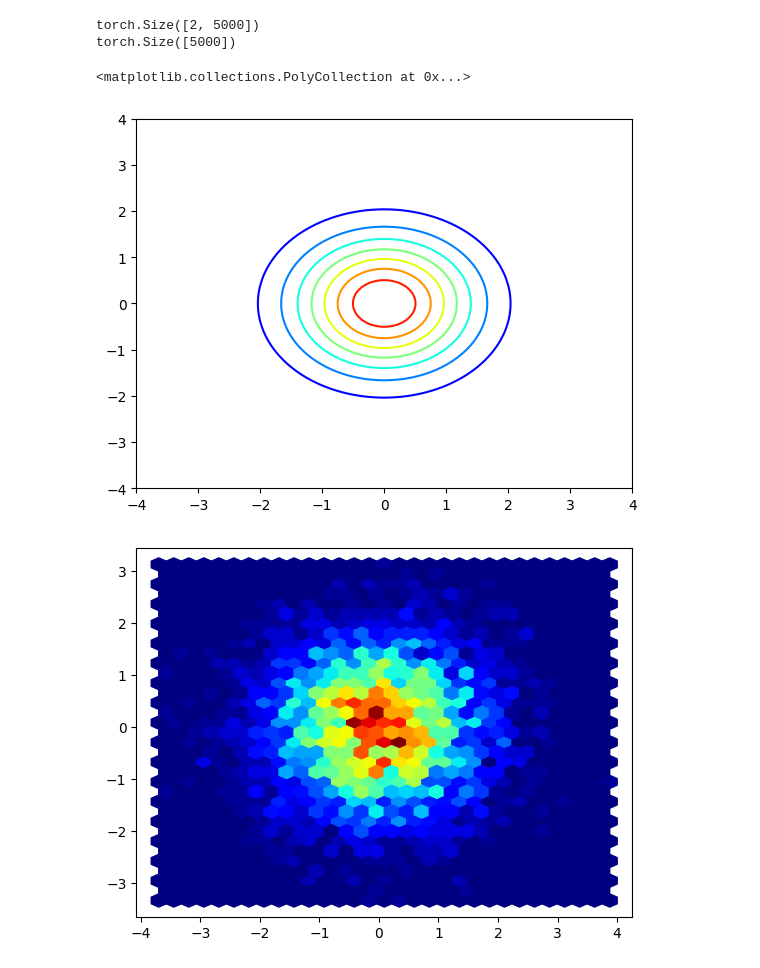
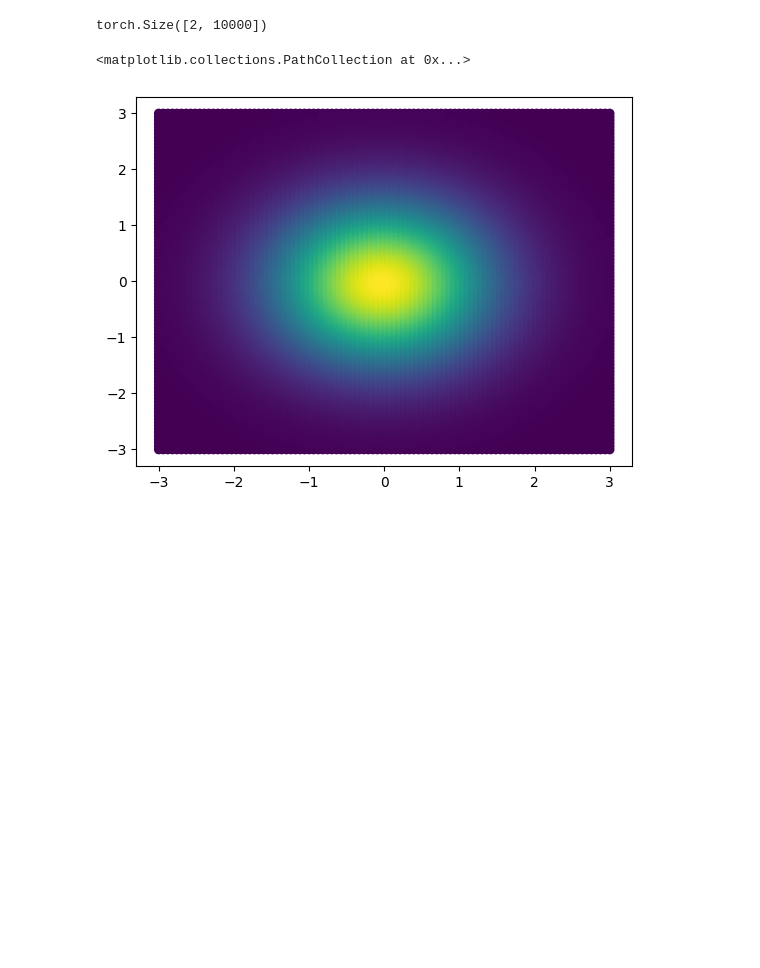
Before and after one commit to invertedparadox/ECE50024_Group9, a Jupyter notebook: Testing Playground/Demetrius_DNF.ipynb, the cells around one changed output. Cells and saved outputs as stored; diff of their text form; code cells hidden in the pictures; blank space fills up the shorter version.

Commit message:
Minimum Working Example of Normalizing Flows

```diff
--- a/Testing Playground/Demetrius_DNF.ipynb
+++ b/Testing Playground/Demetrius_DNF.ipynb
@@ -1,39 +1,34 @@
-# %%
-import torch
-import matplotlib.pyplot as plt
-
-## Create Dataset
-dn = 100
-range_xy = torch.linspace(start=-4,end=4,steps=dn)
-gridx, gridy = torch.meshgrid(range_xy,range_xy)
-
-datax = torch.flatten(gridx)
-datay = torch.flatten(gridy)
-com_data = torch.stack((datax,datay))
-
-q0_func_grid = torch.distributions.multivariate_normal.MultivariateNormal(torch.zeros(2), torch.eye(2))
-q0_grid = torch.exp(q0_func_grid.log_prob(com_data.T)).reshape(dn,dn)
-
-plt.figure(1)
-plt.contour(gridx,gridy,q0_grid,cmap=plt.cm.jet)
-
-n = 5000
-gridsize = 30
-q0_func = torch.distributions.Normal(loc=torch.tensor([0.0, 0.0]), scale=torch.tensor([[1.0, 1.0]]))
-z0 = q0_func.sample((n,)).reshape(2,n)
-q0 = q0_func_grid.log_prob(z0.T)
-
-print(z0.shape)
-print(q0.shape)
-
-plt.figure(2)
-plt.hexbin(z0[0,:], z0[1,:], gridsize=gridsize, cmap=plt.cm.jet, bins=None)
-# %% [output]
-torch.Size([2, 5000])
-torch.Size([5000])
-<matplotlib.collections.PolyCollection at 0x...>
-[figure, removed]
-[figure, removed]
+# %%
+import torch
+import matplotlib.pyplot as plt
+
+## Create Input Coordinates
+dn = 100
+range_xy = torch.linspace(start=-3,end=3,steps=dn)
+gridx, gridy = torch.meshgrid(range_xy,range_xy)
+datax = torch.flatten(gridx)
+datay = torch.flatten(gridy)
+z0 = torch.stack((datax,datay))
+
+print(z0.shape)
+
+## Compute Input Probability
+mu = torch.zeros((2,1))
+sig = torch.eye(2)
+isig = torch.linalg.inv(sig)
+dsig = torch.linalg.det(sig)
+A = torch.divide(1,2*torch.pi*torch.sqrt(dsig))
+B = torch.matmul(torch.mul(torch.tensor([-0.5]),(z0-mu).T),torch.matmul(isig,z0-mu))
+q0 = torch.diagonal(A*torch.exp(B))
+ln_q0 = torch.log(q0)
+
+# Visualize Input
+plt.figure(101)
+plt.scatter(datax,datay,c=q0)
+# %% [output]
+torch.Size([2, 10000])
+<matplotlib.collections.PathCollection at 0x...>
+[figure, added]
 # %%
 # Create Reference Output
 data_norm = torch.sqrt(torch.pow(datax,2) + torch.pow(datay,2))
```
Also changed, not shown: parts of 6 cells of this notebook.
